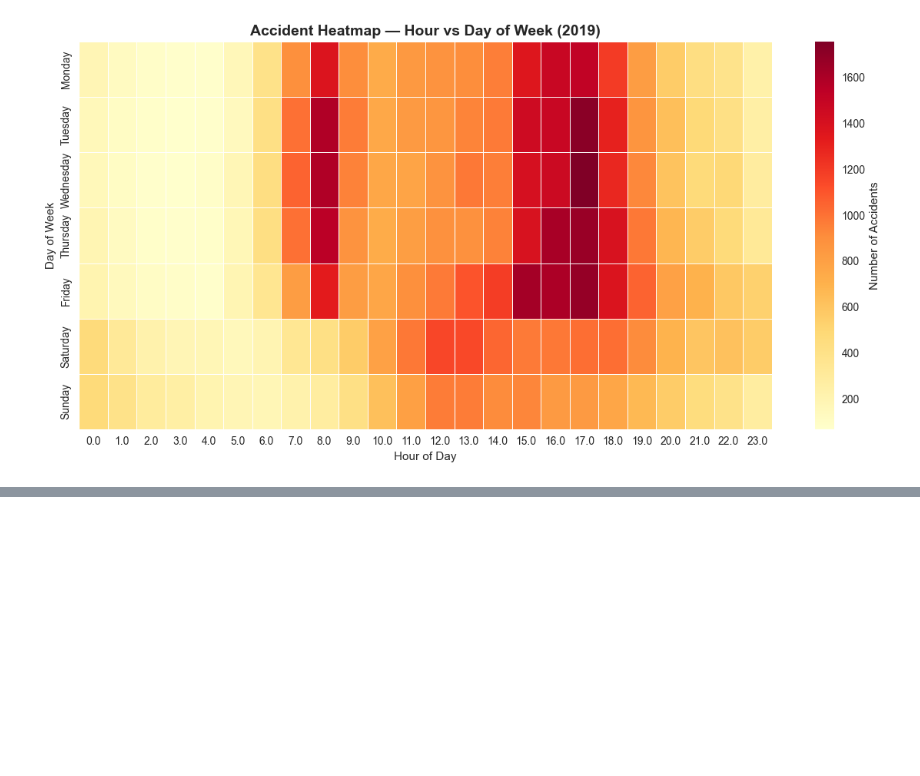
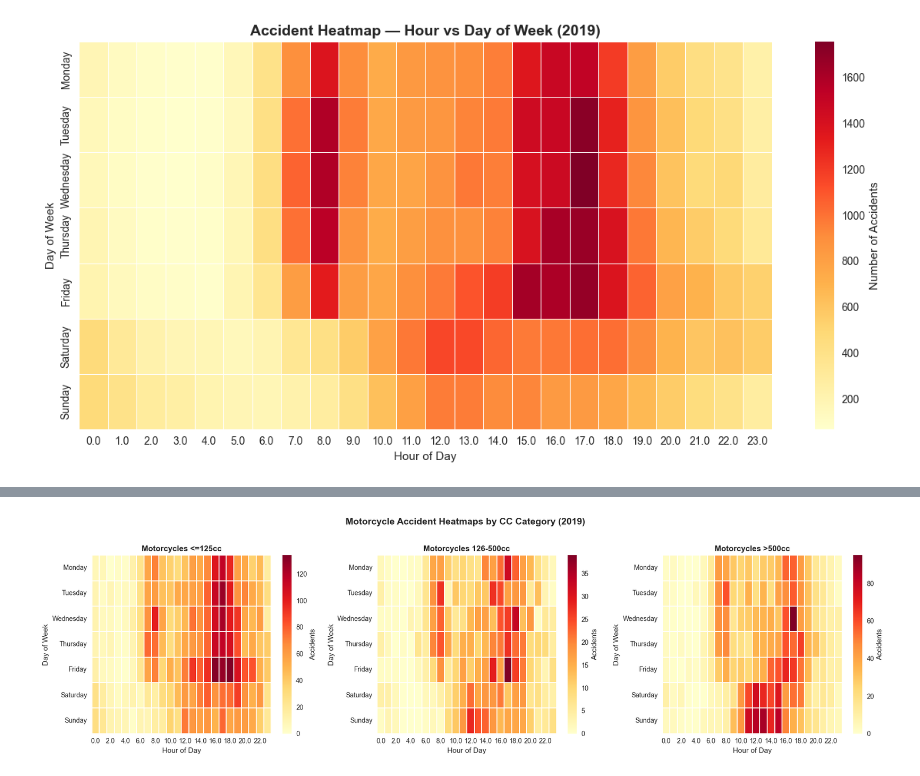
Before and after one commit to Olamilekanvic/UK-Accident, a Jupyter notebook: uk_road_safety.ipynb, the cells around one changed output, grey strips where cells are left out. Cells and saved outputs as stored; diff of their text form; code cells hidden in the pictures; blank space fills up the shorter version.

```diff
--- a/uk_road_safety.ipynb
+++ b/uk_road_safety.ipynb
@@ -448,0 +606,22 @@ plt.show()
+# %%
+# Heatmaps: One Per CC Category
+cc_categories = ['<=125cc', '126-500cc', '>500cc']
+fig, axes = plt.subplots(1, 3, figsize=(18, 5))
+
+for ax, cc in zip(axes, cc_categories):
+    subset = moto_df[moto_df['CC_Category'] == cc]
+    hmap = subset.groupby(['Day_Name', 'Hour']).size().unstack(fill_value=0)
+    hmap = hmap.reindex(day_order)
+
+    sns.heatmap(hmap, cmap='YlOrRd', ax=ax, linewidths=0.3,
+                cbar_kws={'label': 'Accidents'})
+    ax.set_title(f'Motorcycles {cc}', fontsize=12, fontweight='bold')
+    ax.set_xlabel('Hour of Day')
+    ax.set_ylabel('Day of Week')
+
+plt.suptitle('Motorcycle Accident Heatmaps by CC Category (2019)',
+             fontsize=14, fontweight='bold', y=1.02)
+plt.tight_layout()
+plt.show()
+# %% [output]
+[figure, added]
```
Also changed, not shown: parts of 11 cells of this notebook, 1 other file.
